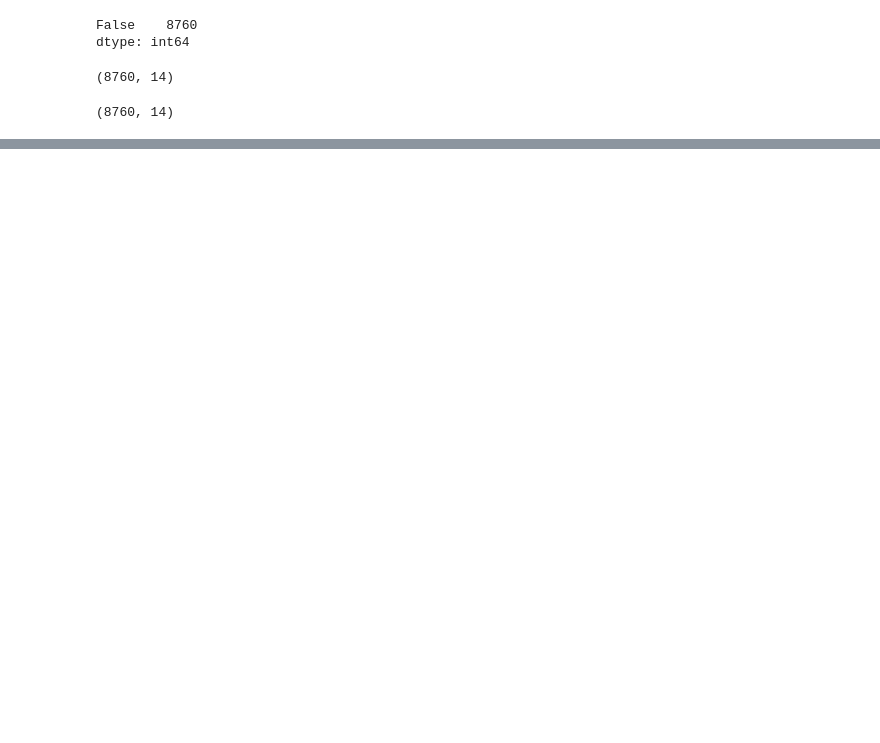
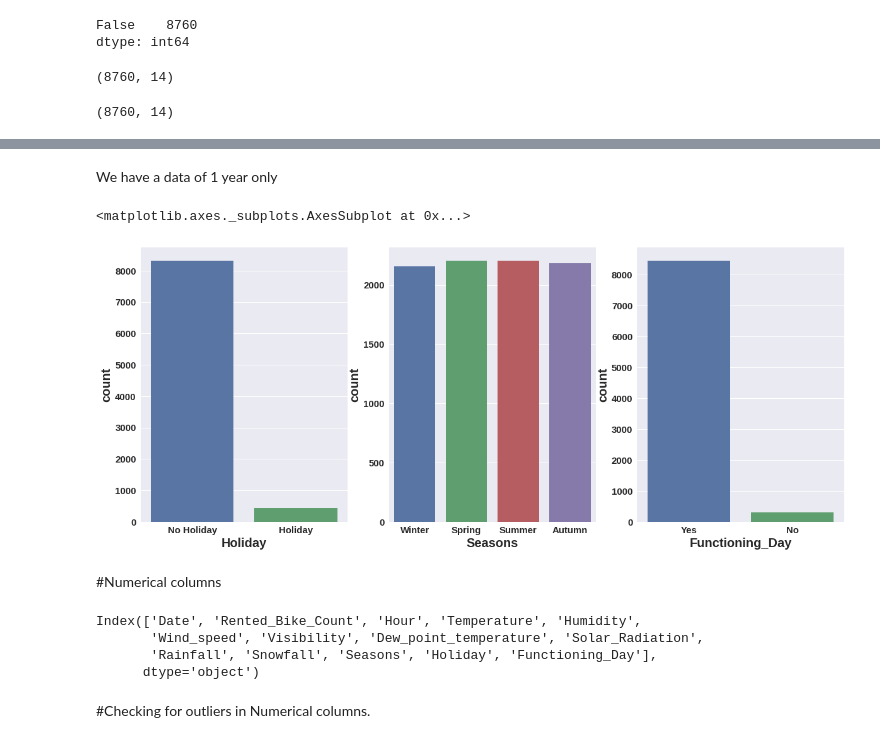
Before and after one commit to ask-kawade/-Bike-Sharing-Demand-Prediction-Project, a Jupyter notebook: Copy_of_Bike_Sharing_Demand_Prediction_Capstone_Project.ipynb, the cells around one changed output, grey strips where cells are left out. Drawn from its saved outputs; the diff is of its cells as text; code cells hidden in the pictures; blank space fills up the shorter version.

```diff
--- a/Copy_of_Bike_Sharing_Demand_Prediction_Capstone_Project.ipynb
+++ b/Copy_of_Bike_Sharing_Demand_Prediction_Capstone_Project.ipynb
@@ -148,0 +258,21 @@ bike_df.shape
+# %% [markdown]
+We have a data of 1 year only
+# %%
+fig, ax=plt.subplots(1,3,figsize=(20,8))
+sns.countplot(x=bike_df['Holiday'],ax=ax[0])
+sns.countplot(x=bike_df['Seasons'],ax=ax[1])
+sns.countplot(x=bike_df['Functioning_Day'],ax=ax[2])
+# %% [output]
+<matplotlib.axes._subplots.AxesSubplot at 0x...>
+[figure, added]
+# %% [markdown]
+#Numerical columns
+# %%
+bike_df.columns
+# %% [output]
+Index(['Date', 'Rented_Bike_Count', 'Hour', 'Temperature', 'Humidity',
+       'Wind_speed', 'Visibility', 'Dew_point_temperature', 'Solar_Radiation',
+       'Rainfall', 'Snowfall', 'Seasons', 'Holiday', 'Functioning_Day'],
+      dtype='object')
+# %% [markdown]
+#Checking for outliers in Numerical columns.
```
Also changed, not shown: parts of 40 cells of this notebook.
